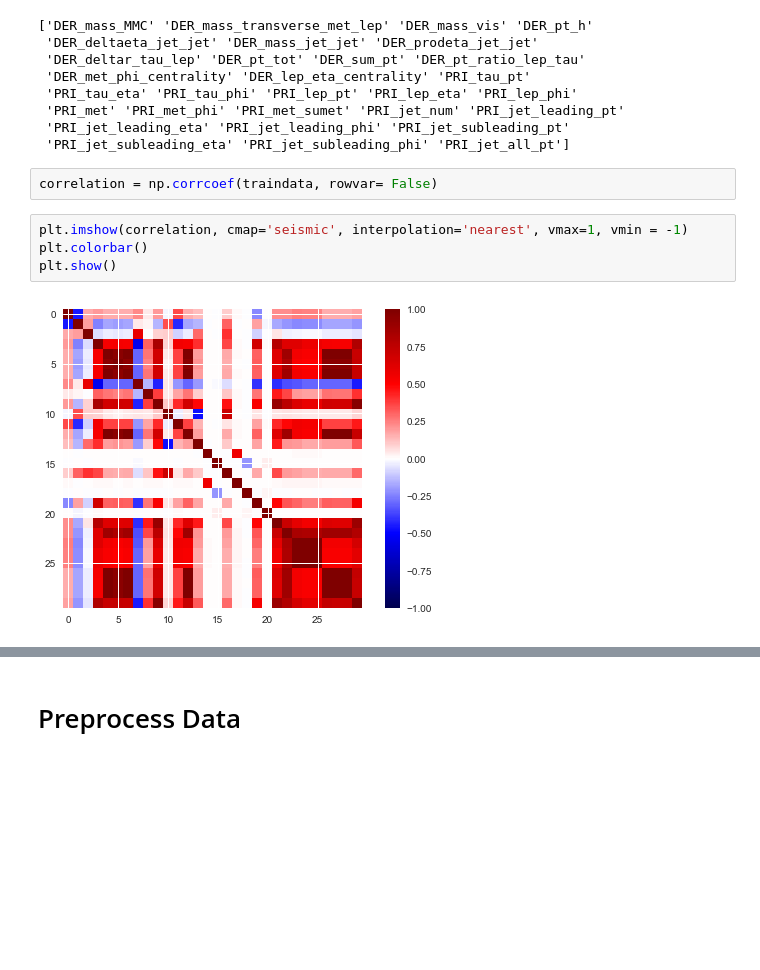
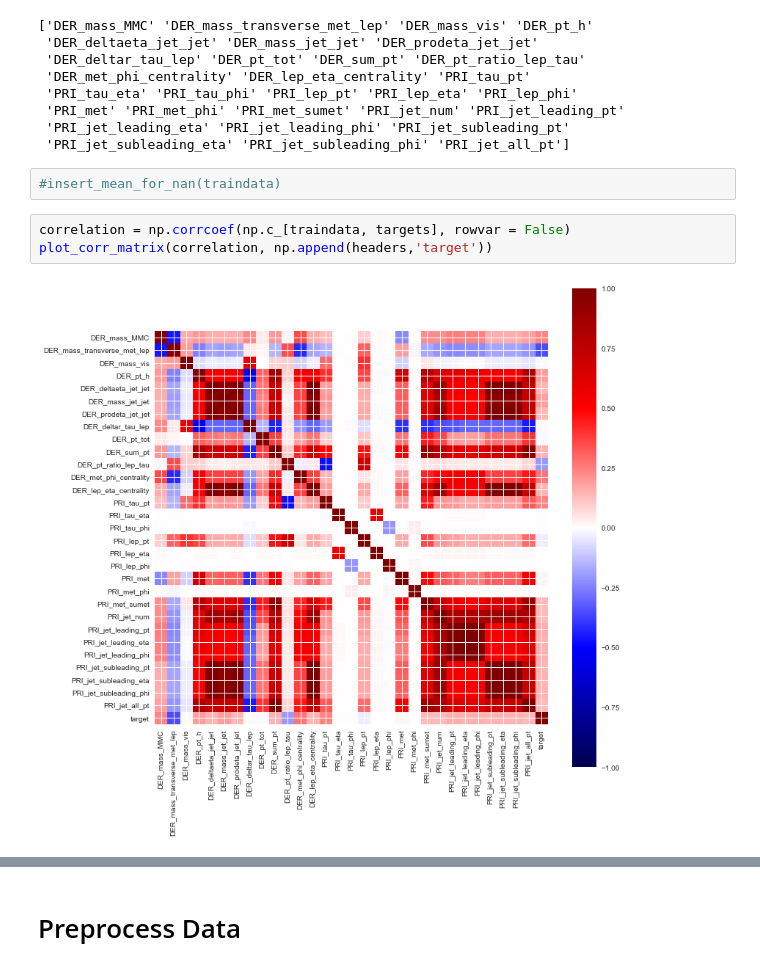
Before and after one commit to doggydigit/HiggsBosonDetection, a Jupyter notebook: workspace/pipeline.ipynb, the cells around one changed output, grey strips where cells are left out. Cells and saved outputs as stored; diff of their text form; blank space fills up the shorter version.

```diff
--- a/workspace/pipeline.ipynb
+++ b/workspace/pipeline.ipynb
@@ -40,11 +45,10 @@ print(headers)
  'PRI_met' 'PRI_met_phi' 'PRI_met_sumet' 'PRI_jet_num' 'PRI_jet_leading_pt'
  'PRI_jet_leading_eta' 'PRI_jet_leading_phi' 'PRI_jet_subleading_pt'
  'PRI_jet_subleading_eta' 'PRI_jet_subleading_phi' 'PRI_jet_all_pt']
+# %%
+#insert_mean_for_nan(traindata)
 # %%
-correlation = np.corrcoef(traindata, rowvar= False)
+correlation = np.corrcoef(np.c_[traindata, targets], rowvar = False)
+plot_corr_matrix(correlation, np.append(headers,'target'))
+# %% [output]
+[figure, added]
-# %%
-plt.imshow(correlation, cmap='seismic', interpolation='nearest', vmax=1, vmin = -1)
-plt.colorbar()
-plt.show()
-# %% [output]
-[figure, removed]
```
Also changed, not shown: parts of 17 cells of this notebook, 1 other file.
